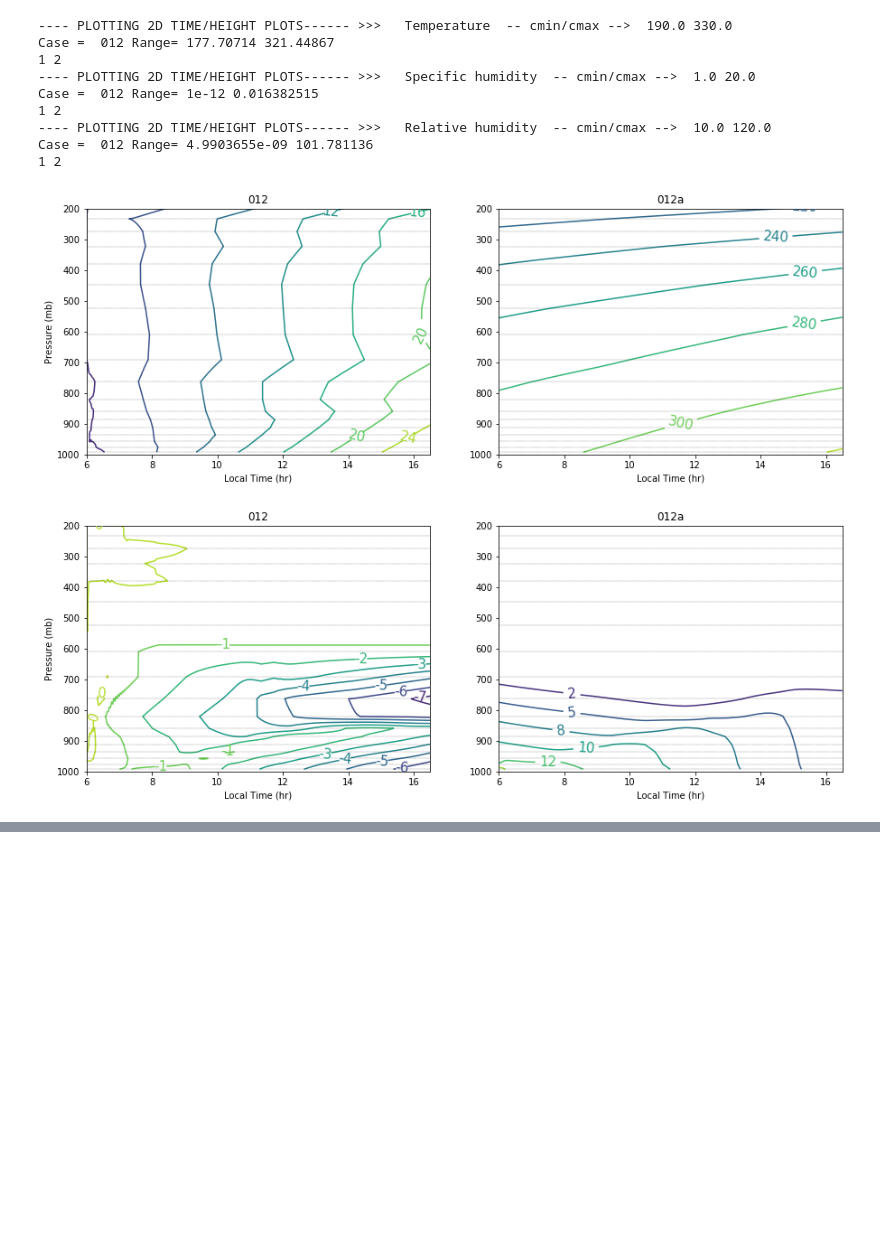
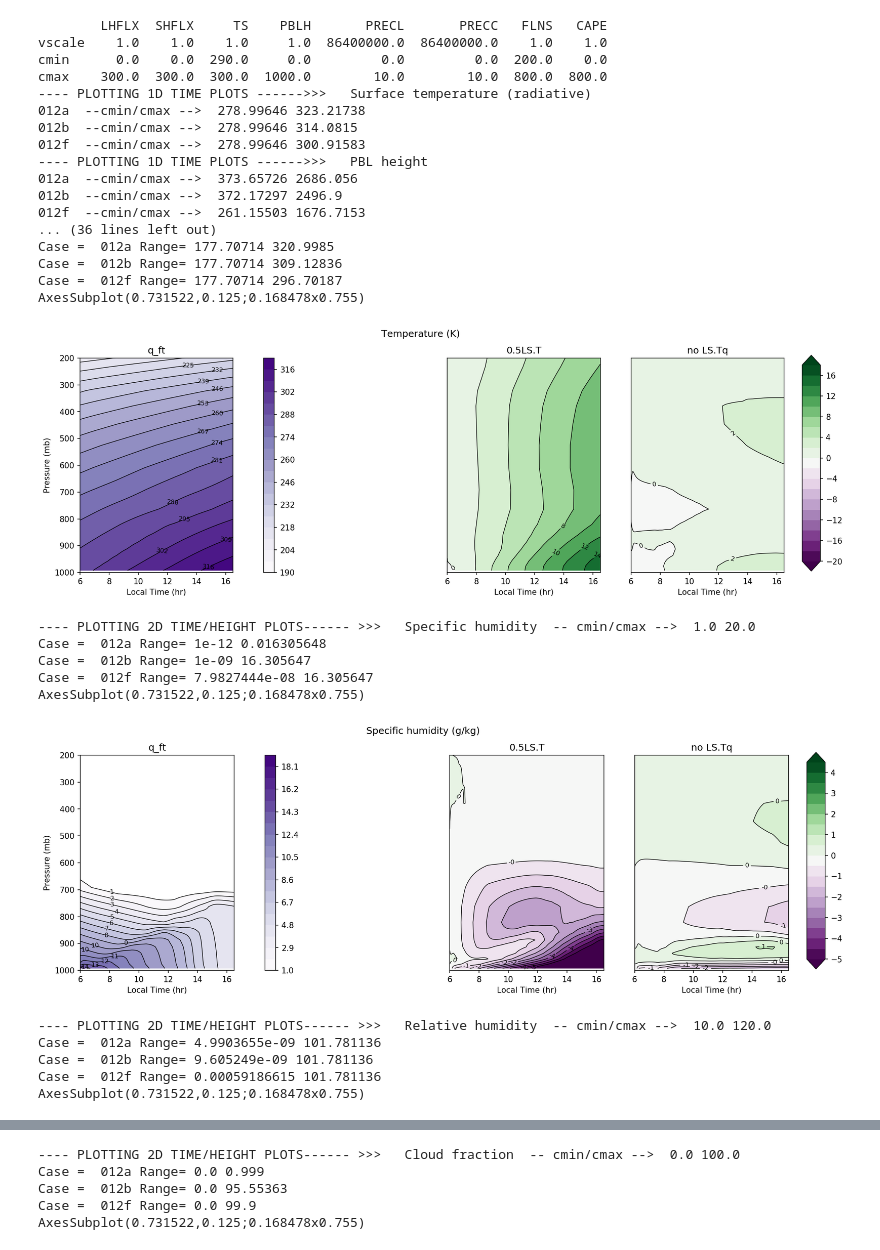
Before and after one commit to swrneale/python-scripts, a Jupyter notebook: PBL/scam_plots.ipynb, the cells around one changed output, grey strips where cells are left out. Cells and saved outputs as stored; diff of their text form; code cells hidden in the pictures; blank space fills up the shorter version.

```diff
--- a/PBL/scam_plots.ipynb
+++ b/PBL/scam_plots.ipynb
@@ -101,19 +109,37 @@ Reading in data from file =  ['FSCAM.T42_T42.SAS.012.cam.h0.2013-06-10-43200.nc'
 # %%
 ###### Plotting ##########
 
-#plot1d_ts_scam()   # 1D time series plots
+plot1d_ts_scam()   # 1D time series plots
 plot2d_ts_scam()   # 2D time series plots
 #plot1d_snap_scam()   # 1D snapshot plots
 #plot1d_anim_scam() # 2D animation  plots
 # %% [output]
----- PLOTTING 2D TIME/HEIGHT PLOTS------ >>>   Temperature  -- cmin/cmax -->  190.0 330.0
-Case =  012 Range= 177.70714 321.44867
-1 2
----- PLOTTING 2D TIME/HEIGHT PLOTS------ >>>   Specific humidity  -- cmin/cmax -->  1.0 20.0
-Case =  012 Range= 1e-12 0.016382515
-1 2
----- PLOTTING 2D TIME/HEIGHT PLOTS------ >>>   Relative humidity  -- cmin/cmax -->  10.0 120.0
-Case =  012 Range= 4.9903655e-09 101.781136
-1 2
+        LHFLX  SHFLX     TS    PBLH       PRECL       PRECC   FLNS   CAPE
+vscale    1.0    1.0    1.0     1.0  86400000.0  86400000.0    1.0    1.0
+cmin      0.0    0.0  290.0     0.0         0.0         0.0  200.0    0.0
+cmax    300.0  300.0  300.0  1000.0        10.0        10.0  800.0  800.0
+---- PLOTTING 1D TIME PLOTS ------>>>   Surface temperature (radiative)
+012a  --cmin/cmax -->  278.99646 323.21738
+012b  --cmin/cmax -->  278.99646 314.0815
+012f  --cmin/cmax -->  278.99646 300.91583
+---- PLOTTING 1D TIME PLOTS ------>>>   PBL height
+012a  --cmin/cmax -->  373.65726 2686.056
+012b  --cmin/cmax -->  372.17297 2496.9
+012f  --cmin/cmax -->  261.15503 1676.7153
+... (36 lines left out)
+Case =  012a Range= 177.70714 320.9985
+Case =  012b Range= 177.70714 309.12836
+Case =  012f Range= 177.70714 296.70187
+AxesSubplot(0.731522,0.125;0.168478x0.755)
-[figure, old version]
+[figure, new version]
+---- PLOTTING 2D TIME/HEIGHT PLOTS------ >>>   Specific humidity  -- cmin/cmax -->  1.0 20.0
+Case =  012a Range= 1e-12 0.016305648
+Case =  012b Range= 1e-09 16.305647
+Case =  012f Range= 7.9827444e-08 16.305647
+AxesSubplot(0.731522,0.125;0.168478x0.755)
-[figure, old version]
+[figure, new version]
+---- PLOTTING 2D TIME/HEIGHT PLOTS------ >>>   Relative humidity  -- cmin/cmax -->  10.0 120.0
+Case =  012a Range= 4.9903655e-09 101.781136
+Case =  012b Range= 9.605249e-09 101.781136
+Case =  012f Range= 0.00059186615 101.781136
+AxesSubplot(0.731522,0.125;0.168478x0.755)
@@ -120,0 +147,5 @@ Case =  012 Range= 4.9903655e-09 101.781136
+---- PLOTTING 2D TIME/HEIGHT PLOTS------ >>>   Cloud fraction  -- cmin/cmax -->  0.0 100.0
+Case =  012a Range= 0.0 0.999
+Case =  012b Range= 0.0 95.55363
+Case =  012f Range= 0.0 99.9
+AxesSubplot(0.731522,0.125;0.168478x0.755)
```
Also changed, not shown: parts of 8 cells of this notebook, 1 other file.
